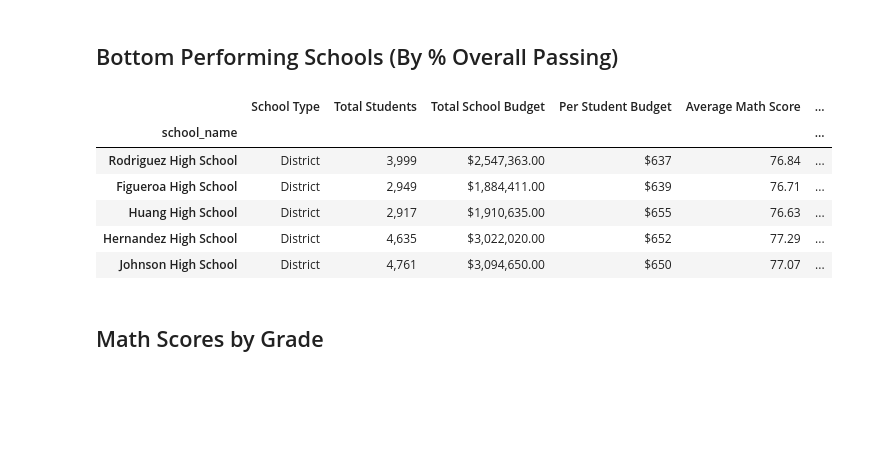
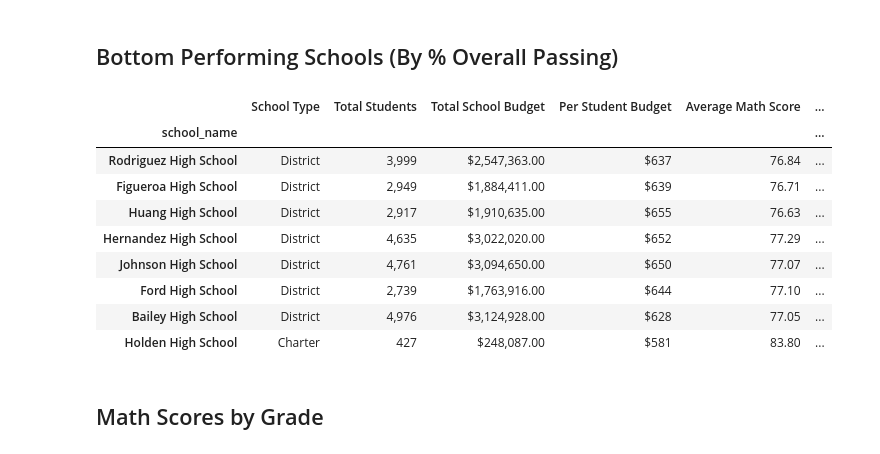
Before and after one commit to vgpass/pandas-challenge, a Jupyter notebook: PyCitySchools/PyCitySchools_complete.ipynb, the cells around one changed output. Drawn from its saved outputs; the diff is of its cells as text; code cells hidden in the pictures; blank space fills up the shorter version.

```diff
--- a/PyCitySchools/PyCitySchools_complete.ipynb
+++ b/PyCitySchools/PyCitySchools_complete.ipynb
@@ -211,17 +255,20 @@ per_school_summary.sort_values(by=["% Overall Passing"], ascending=False).head(5
 # %%
 # Sort the schools by `% Overall Passing` in ascending order and display the top 5 rows.
 
 from numpy import int64
 overall_passing_rate.astype('int64')
-per_school_summary.sort_values(by=["% Overall Passing"]).head(5)
+per_school_summary.sort_values(by=["% Overall Passing"]).head(8)
 # %% [output]
 |  | School Type | Total Students | Total School Budget | Per Student Budget | Average Math Score | ... |
 | school_name |  |  |  |  |  | ... |
 | Rodriguez High School | District | 3,999 | $2,547,363.00 | $637 | 76.84 | ... |
 | Figueroa High School | District | 2,949 | $1,884,411.00 | $639 | 76.71 | ... |
 | Huang High School | District | 2,917 | $1,910,635.00 | $655 | 76.63 | ... |
 | Hernandez High School | District | 4,635 | $3,022,020.00 | $652 | 77.29 | ... |
 | Johnson High School | District | 4,761 | $3,094,650.00 | $650 | 77.07 | ... |
+| Ford High School | District | 2,739 | $1,763,916.00 | $644 | 77.10 | ... |
+| Bailey High School | District | 4,976 | $3,124,928.00 | $628 | 77.05 | ... |
+| Holden High School | Charter | 427 | $248,087.00 | $581 | 83.80 | ... |
 # %% [markdown]
 ## Math Scores by Grade
 # %%
```
Also changed, not shown: parts of 8 cells of this notebook.
